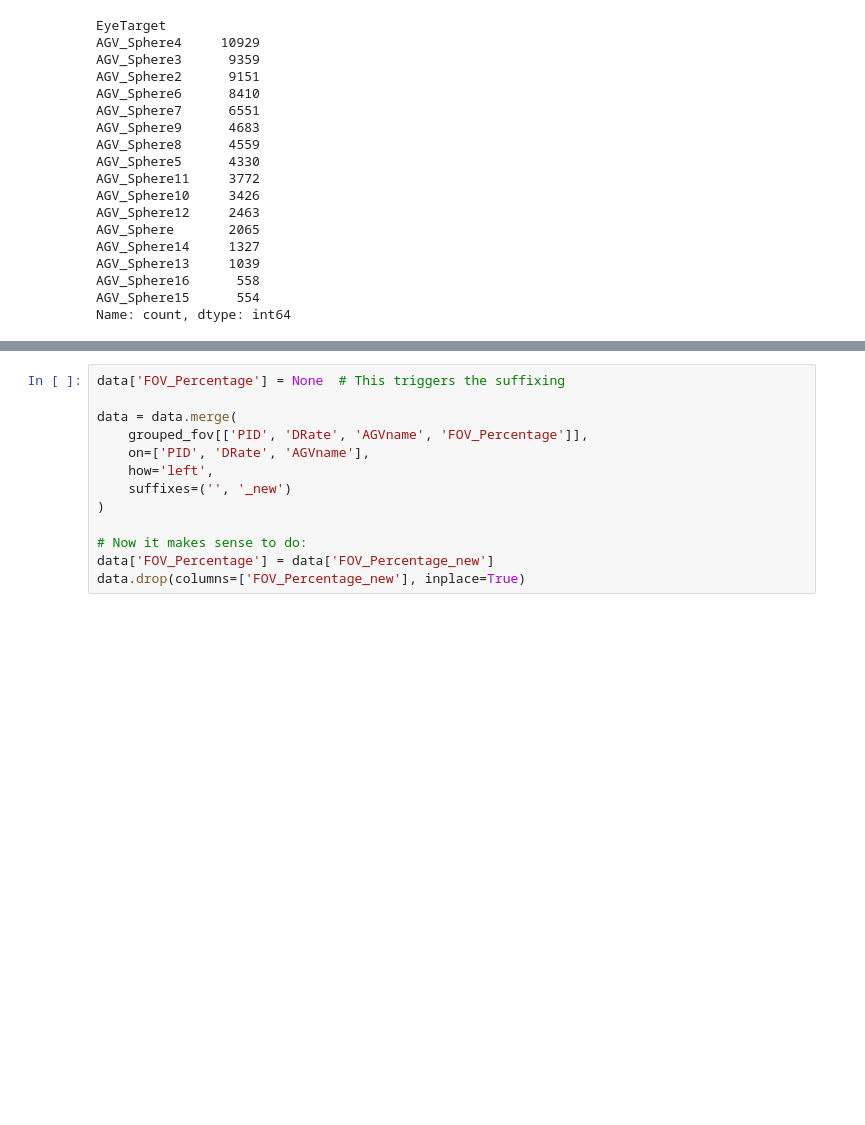
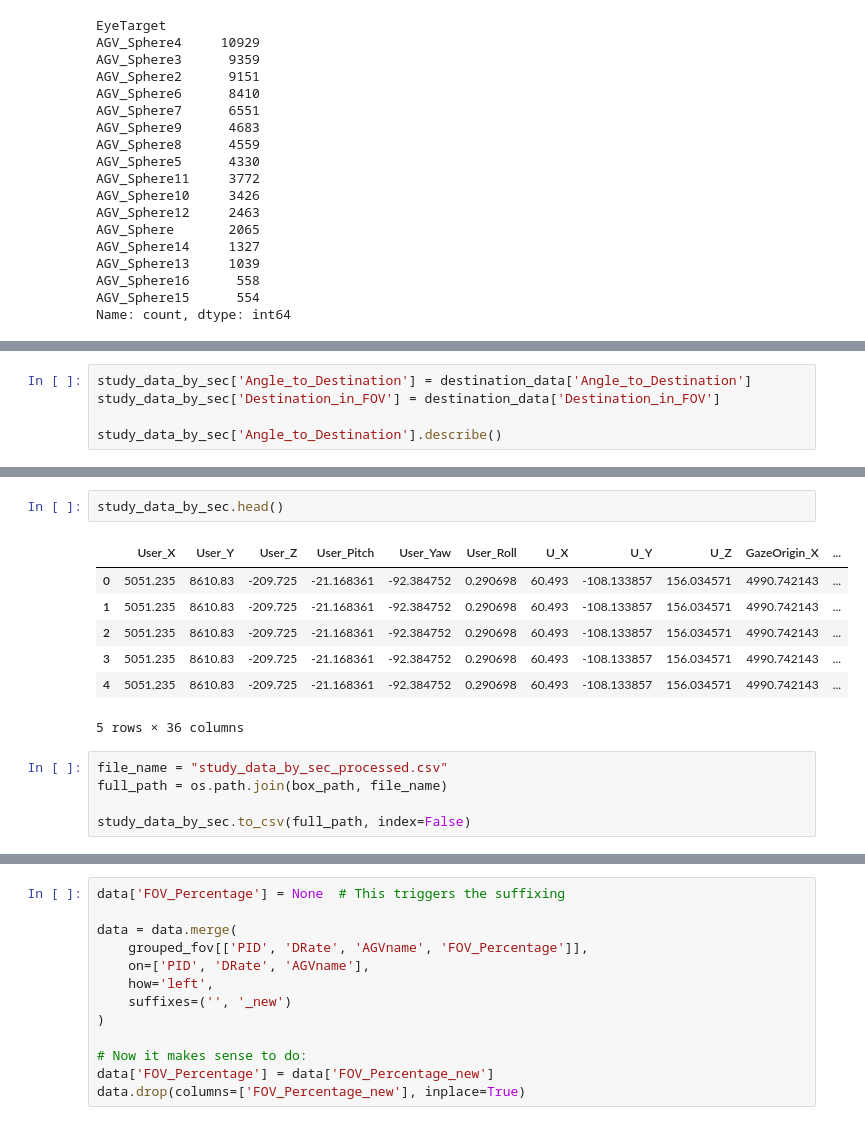
Before and after one commit to Human-centered-Interactive-Autonomy-Lab/human-agv-interaction, a Jupyter notebook: eye-tracking-analysis.ipynb, the cells around one changed output, grey strips where cells are left out. Saved outputs shown, nothing was run; the diff lists cells and outputs as text; blank space fills up the shorter version.

```diff
--- a/eye-tracking-analysis.ipynb
+++ b/eye-tracking-analysis.ipynb
@@ -379,0 +447,5 @@ Name: Gaze_Angle_Degrees, dtype: float64
+# %%
+study_data_by_sec['Angle_to_Destination'] = destination_data['Angle_to_Destination']
+study_data_by_sec['Destination_in_FOV'] = destination_data['Destination_in_FOV']
+
+study_data_by_sec['Angle_to_Destination'].describe()
@@ -380,3 +462,18 @@ Name: Gaze_Angle_Degrees, dtype: float64
+# %%
+study_data_by_sec.head()
+# %% [output]
+|  | User_X | User_Y | User_Z | User_Pitch | User_Yaw | User_Roll | U_X | U_Y | U_Z | GazeOrigin_X | ... |
+| 0 | 5051.235 | 8610.83 | -209.725 | -21.168361 | -92.384752 | 0.290698 | 60.493 | -108.133857 | 156.034571 | 4990.742143 | ... |
+| 1 | 5051.235 | 8610.83 | -209.725 | -21.168361 | -92.384752 | 0.290698 | 60.493 | -108.133857 | 156.034571 | 4990.742143 | ... |
+| 2 | 5051.235 | 8610.83 | -209.725 | -21.168361 | -92.384752 | 0.290698 | 60.493 | -108.133857 | 156.034571 | 4990.742143 | ... |
+| 3 | 5051.235 | 8610.83 | -209.725 | -21.168361 | -92.384752 | 0.290698 | 60.493 | -108.133857 | 156.034571 | 4990.742143 | ... |
+| 4 | 5051.235 | 8610.83 | -209.725 | -21.168361 | -92.384752 | 0.290698 | 60.493 | -108.133857 | 156.034571 | 4990.742143 | ... |
+5 rows × 36 columns
+# %%
+file_name = "study_data_by_sec_processed.csv"
+full_path = os.path.join(box_path, file_name)
+
+study_data_by_sec.to_csv(full_path, index=False)
 # %%
 # Step 1: Randomly pick 6 PID and AGVname pairs
 random_groups = study_data_by_sec[['PID', 'AGVname']].drop_duplicates().sample(6, random_state=2021)
```
Also changed, not shown: parts of 61 cells of this notebook.
